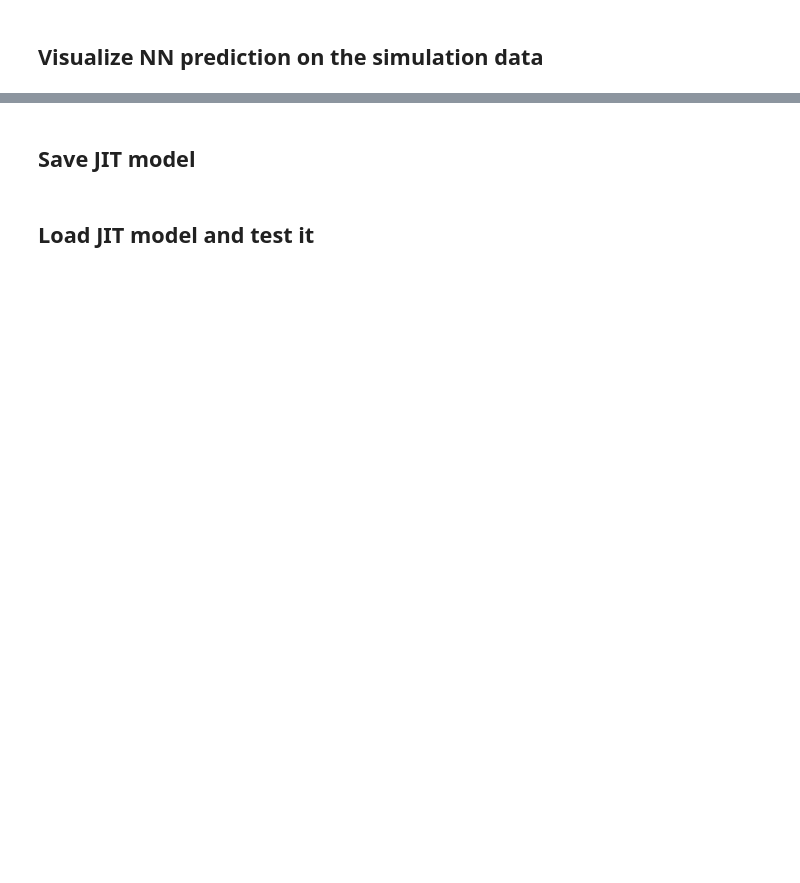
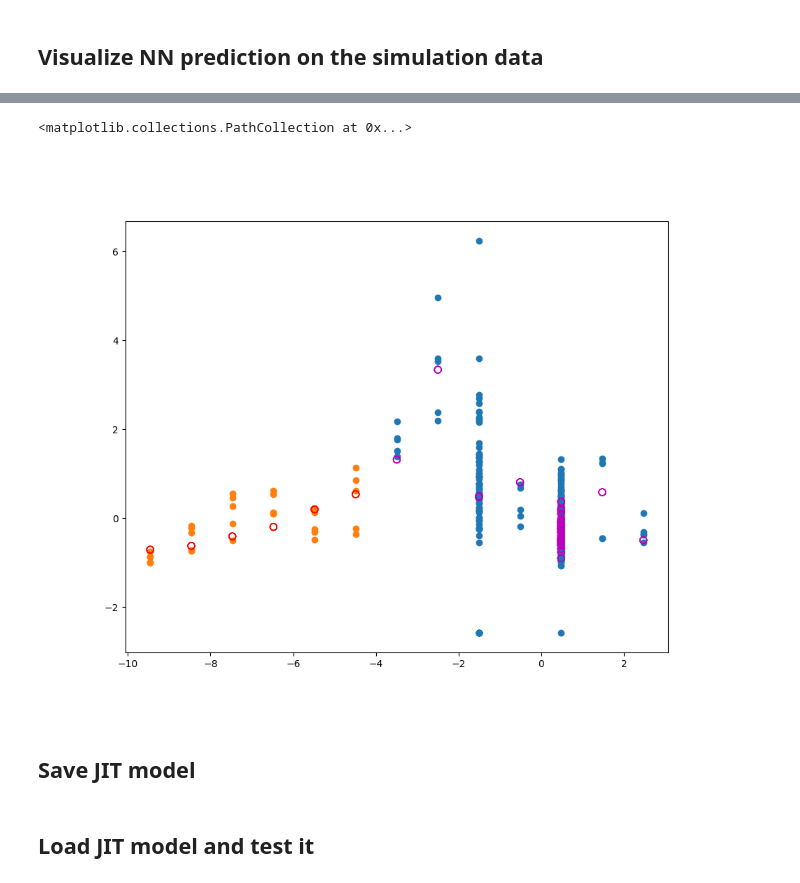
Before and after one commit to BLAST-AI-ML/synapse, a Jupyter notebook: ml/NN_training/Neural_Network_sim_calibrated_with_expts_asLumeModel_linearcalibration_jit.ipynb, the cells around one changed output, grey strips where cells are left out. Drawn from its saved outputs; the diff is of its cells as text; code cells hidden in the pictures; blank space fills up the shorter version.

```diff
--- a/ml/NN_training/Neural_Network_sim_calibrated_with_expts_asLumeModel_linearcalibration_jit.ipynb
+++ b/ml/NN_training/Neural_Network_sim_calibrated_with_expts_asLumeModel_linearcalibration_jit.ipynb
@@ -153,19 +177,22 @@ plt.show()
 # %%
 
 test_on_expt = calibrated_nn.predict_exp(norm_expt_inputs_test)
 test_on_trainexpt = calibrated_nn.predict_exp(norm_expt_inputs_training)
 fig, ax = plt.subplots(figsize=(10,8))
 
-with torch.no_grad():
-    ax.scatter(norm_sim_training_set_df['z_target_um'],
-               calibrated_nn.sim_to_exp_calibration(torch.tensor(norm_sim_training_set_df['n_protons'].values.reshape(-1,1), dtype=torch.float)), label='Calibrated simulation training set')
+# with torch.no_grad():
+#     ax.scatter(norm_sim_training_set_df['z_target_um'],
+#                calibrated_nn.sim_to_exp_calibration(torch.tensor(norm_sim_training_set_df['n_protons'].values.reshape(-1,1), dtype=torch.float)), label='Calibrated simulation training set')
 ax.scatter(norm_expt_training_set_df['z_target_um'], norm_expt_training_set_df['n_protons'], label='Expt training set')
 ax.scatter(norm_expt_test_set_df['z_target_um'], norm_expt_test_set_df['n_protons'], label='Expt test set')
 
 ax.scatter(norm_expt_training_set_df['z_target_um'], test_on_trainexpt, label=' expt train predictions', s=50, facecolors='none', edgecolors='m')
 ax.scatter(norm_expt_test_set_df['z_target_um'], test_on_expt,label=' expt test predictions', s=50, facecolors='none', edgecolors='r')
 
 #ax.scatter(norm_sim_training_set_df['z_target_um'], sim_train_predictions, label='predictions', s=50, facecolors='none', edgecolors='r')
+# %% [output]
+<matplotlib.collections.PathCollection at 0x...>
+[figure, added]
 # %% [markdown]
 <h2> Save JIT model </h2>
 # %%
```
Also changed, not shown: parts of 15 cells of this notebook.
